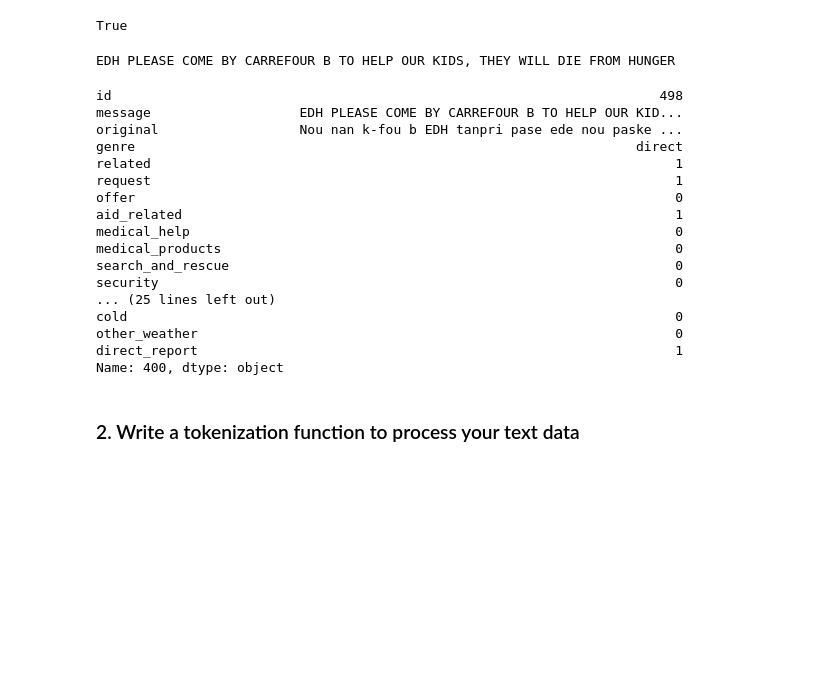
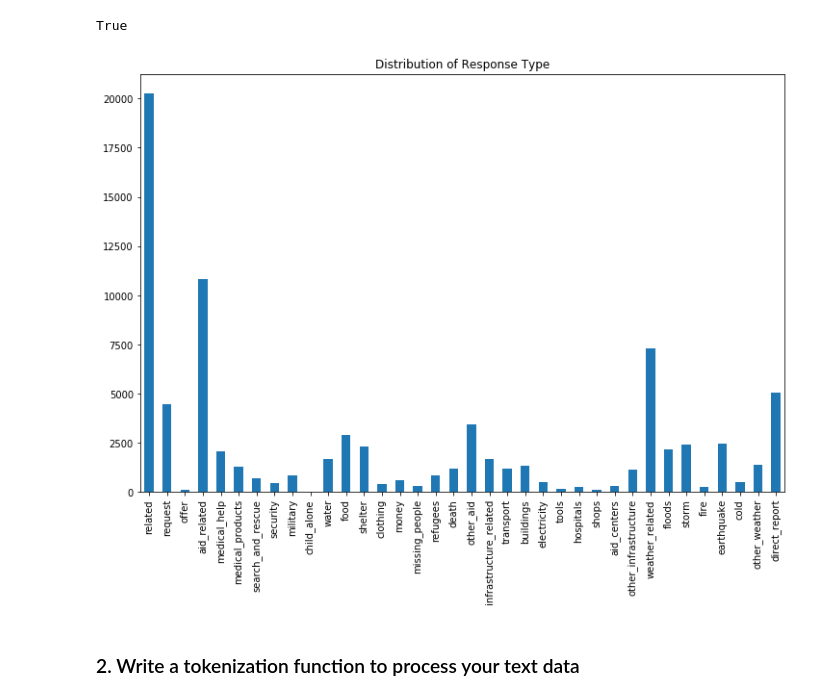
Before and after one commit to ranamahmud/disaster-response-pipelines-udacity, a Jupyter notebook: notebooks/ML Pipeline Preparation.ipynb, the cells around one changed output. Drawn from its saved outputs; the diff is of its cells as text; code cells hidden in the pictures; blank space fills up the shorter version.

```diff
--- a/notebooks/ML Pipeline Preparation.ipynb
+++ b/notebooks/ML Pipeline Preparation.ipynb
@@ -49,28 +49,13 @@ engine = create_engine('sqlite:///etl.db')
 df = pd.read_sql_table("message_table",engine)
 X = df['message']
 Y = df.drop(['id', 'message', 'original', 'genre'], axis = 1)
-# %%
-print(df.message[400])
-df.loc[400]
-# %% [output]
-EDH PLEASE COME BY CARREFOUR B TO HELP OUR KIDS, THEY WILL DIE FROM HUNGER
-id                                                                      498
-message                   EDH PLEASE COME BY CARREFOUR B TO HELP OUR KID...
-original                  Nou nan k-fou b EDH tanpri pase ede nou paske ...
-genre                                                                direct
-related                                                                   1
-request                                                                   1
-offer                                                                     0
-aid_related                                                               1
-medical_help                                                              0
-medical_products                                                          0
-search_and_rescue                                                         0
-security                                                                  0
-... (25 lines left out)
-cold                                                                      0
-other_weather                                                             0
-direct_report                                                             1
-Name: 400, dtype: object
+# %%
+plt.figure(figsize=(12,8))
+Y.sum().plot(kind='bar')
+plt.title("Distribution of Response Type")
+plt.savefig("Distribution of Response Type.png",dpi=300)
+# %% [output]
+[figure, added]
 # %% [markdown]
 ### 2. Write a tokenization function to process your text data
 # %%
```
Also changed, not shown: 6 other files.
